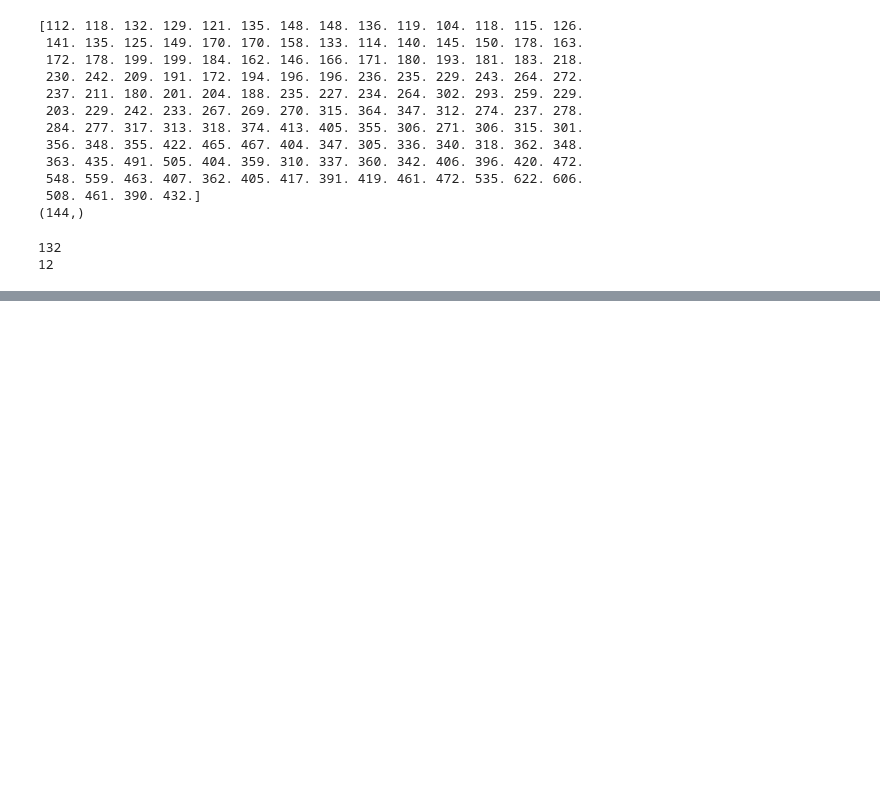
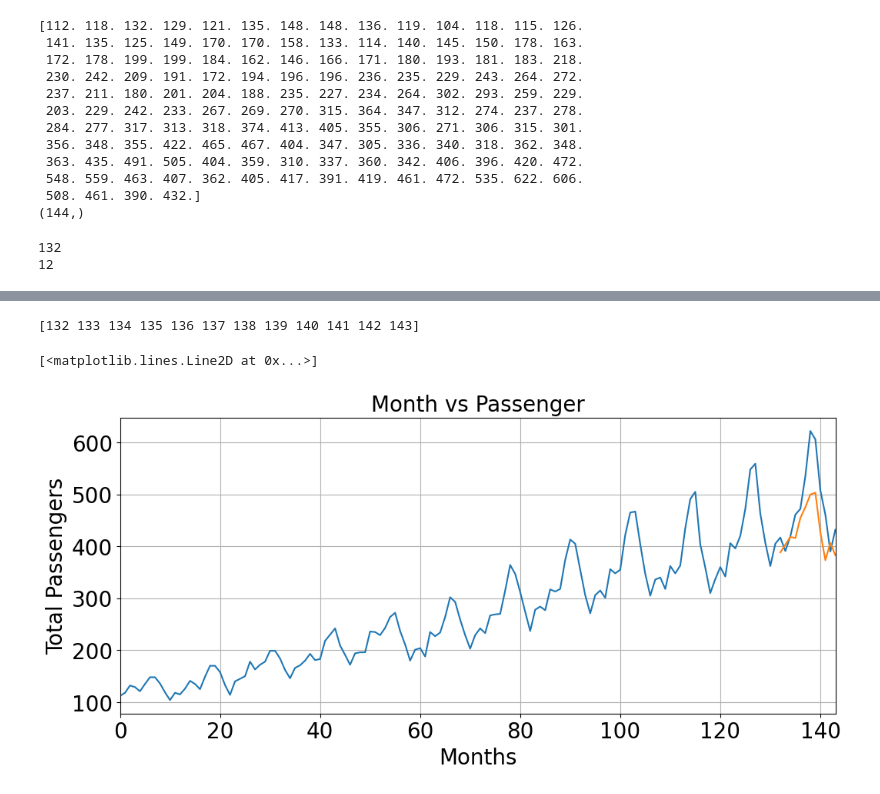
Before and after one commit to HyunsungRyu/self_study2024, a Jupyter notebook: passengers.ipynb, the cells around one changed output, grey strips where cells are left out. Cells and saved outputs as stored; diff of their text form; code cells hidden in the pictures; blank space fills up the shorter version.

```diff
--- a/passengers.ipynb
+++ b/passengers.ipynb
@@ -219,0 +316,4 @@ start from utility function
+# %%
+fut_pred = 12
+test_inputs = train_data_normalized[-train_window:].tolist()
+print(test_inputs)
@@ -219,0 +322,7 @@ start from utility function
+# %%
+model.eval()
+
+for i in range(fut_pred):
+    seq = torch.FloatTensor(test_inputs[-train_window:])
+    with torch.no_grad():
+        test_inputs.append(model(seq).item())
@@ -219,0 +344,3 @@ start from utility function
+# %%
+actual_predictions = scaler.inverse_transform(np.array(test_inputs[train_window:]).reshape(-1, 1))
+print(actual_predictions)
@@ -219,0 +360,19 @@ start from utility function
+# %%
+x = np.arange(132, 144, 1)
+print(x)
+# %% [output]
+[132 133 134 135 136 137 138 139 140 141 142 143]
+# %%
+plt.figure(figsize=(12, 5))
+plt.title('Month vs Passenger', fontsize=20)
+plt.xlabel('Months', fontsize=20)
+plt.ylabel('Total Passengers', fontsize = 20)
+plt.grid(True)
+plt.autoscale(axis='x', tight=True)
+plt.xticks(fontsize=20)
+plt.yticks(fontsize=20)
+plt.plot(flight_data['passengers'])
+plt.plot(x, actual_predictions)
+# %% [output]
+[<matplotlib.lines.Line2D at 0x...>]
+[figure, added]
```
Also changed, not shown: parts of 20 cells of this notebook.
